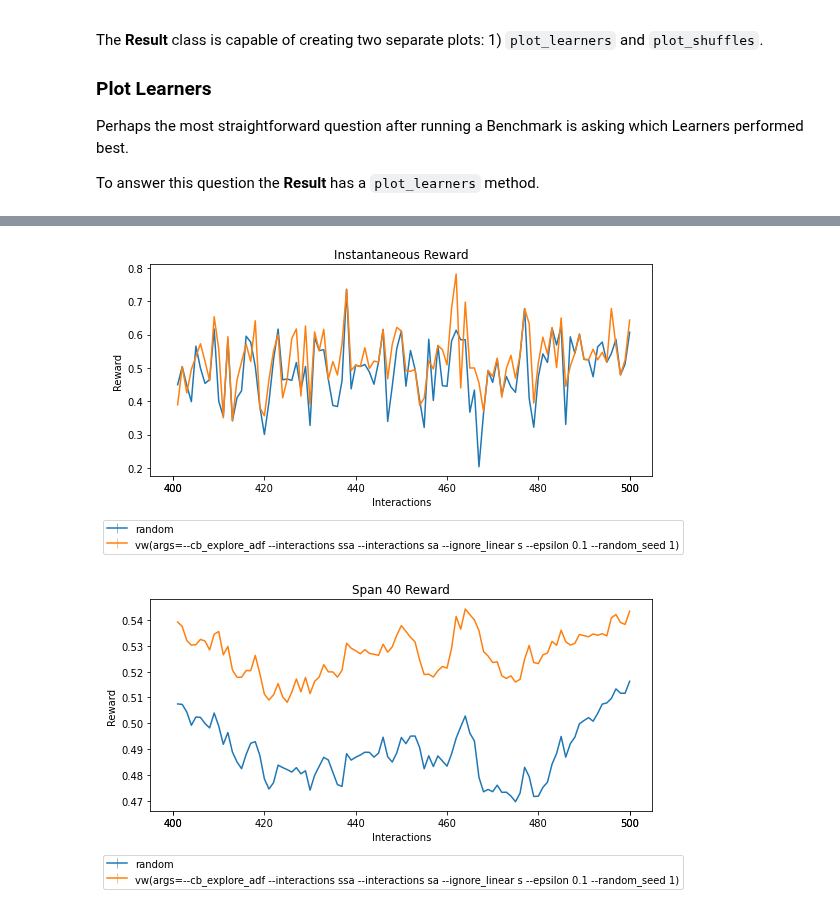
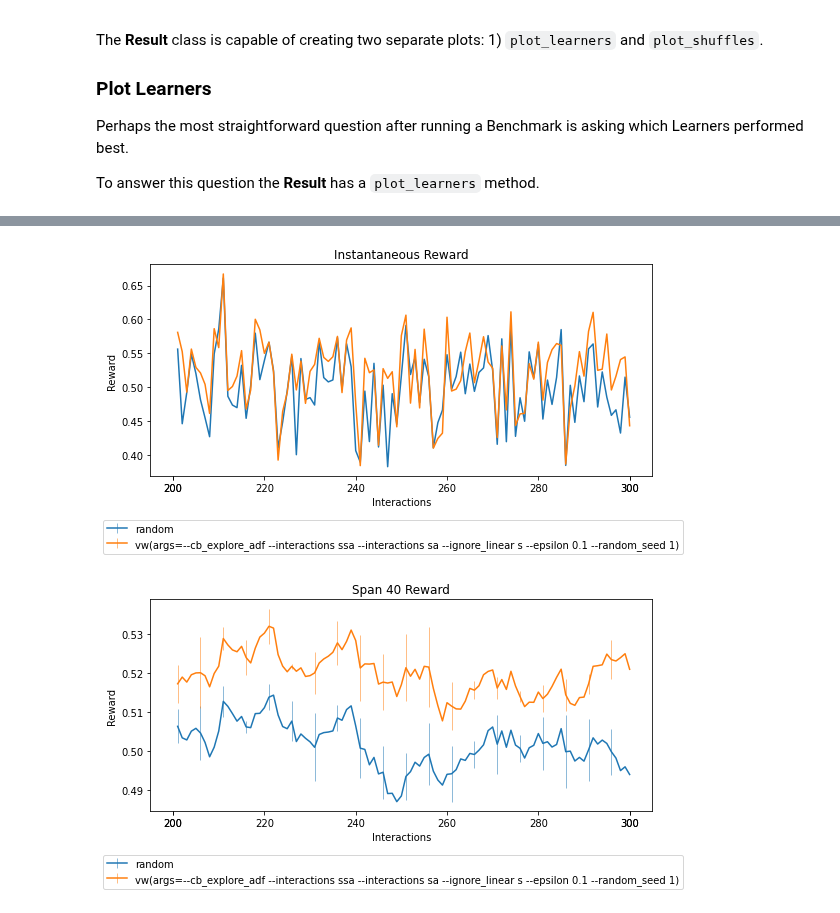
Before and after one commit to VowpalWabbit/coba, a Jupyter notebook: examples/notebooks/Results.ipynb, the cells around one changed output, grey strips where cells are left out. Saved outputs shown, nothing was run; the diff lists cells and outputs as text; code cells hidden in the pictures.

```diff
--- a/examples/notebooks/Results.ipynb
+++ b/examples/notebooks/Results.ipynb
@@ -37,7 +35,7 @@ from coba.simulations import ValidationSimulation
 from coba.learners    import RandomLearner, VowpalLearner
 from coba.benchmarks  import Benchmark
 
-result = Benchmark([ValidationSimulation()], shuffle=[1,2,3,4]).evaluate([RandomLearner(), VowpalLearner()])
+result = Benchmark([ValidationSimulation(1000)], shuffle=[1,2,3,4]).evaluate([RandomLearner(), VowpalLearner(epsilon=0.1)])
 
 result.plot_learners()
 # %% [output]
@@ -80,6 +87,6 @@ For example, we can examine learner performance at the end of the Benchmark and
 # %%
-result.plot_learners(xlim=(400,500), span=1           )
-result.plot_learners(xlim=(400,500), span=40, err='se')
+result.plot_learners(xlim=(200,300), span=1 , err=None)
+result.plot_learners(xlim=(200,300), span=40, err='se')
 # %% [output]
-[figure, old version]
+[figure, new version]
-[figure, old version]
+[figure, new version]
```
Also changed, not shown: parts of 20 cells of this notebook, 17 other files.
